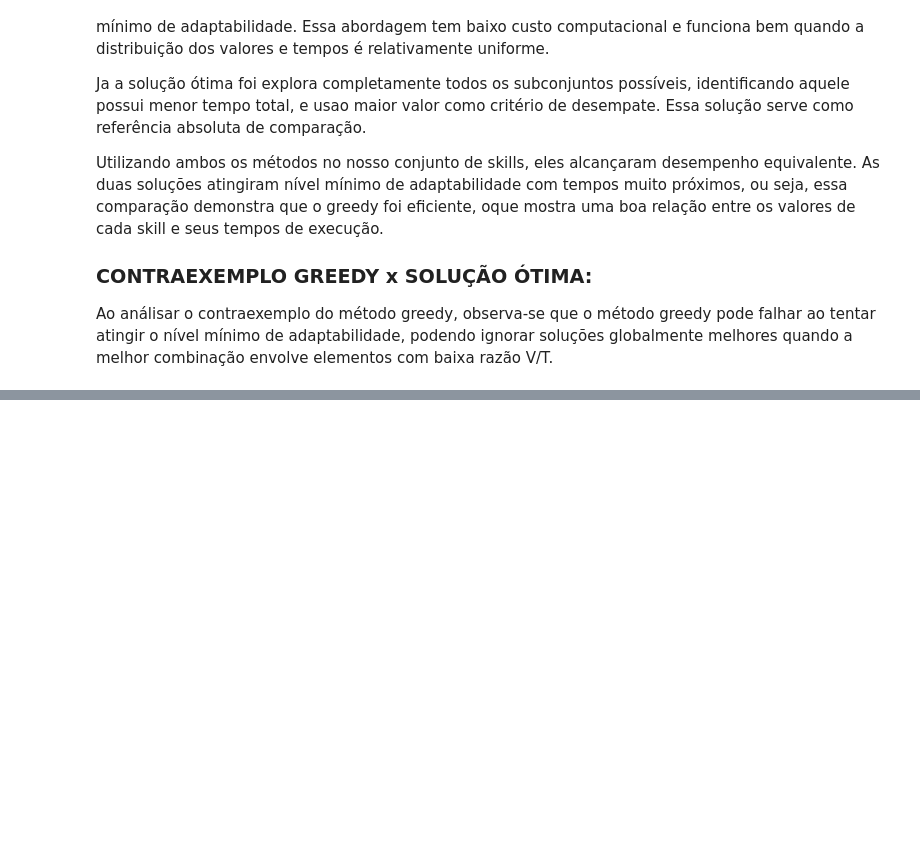
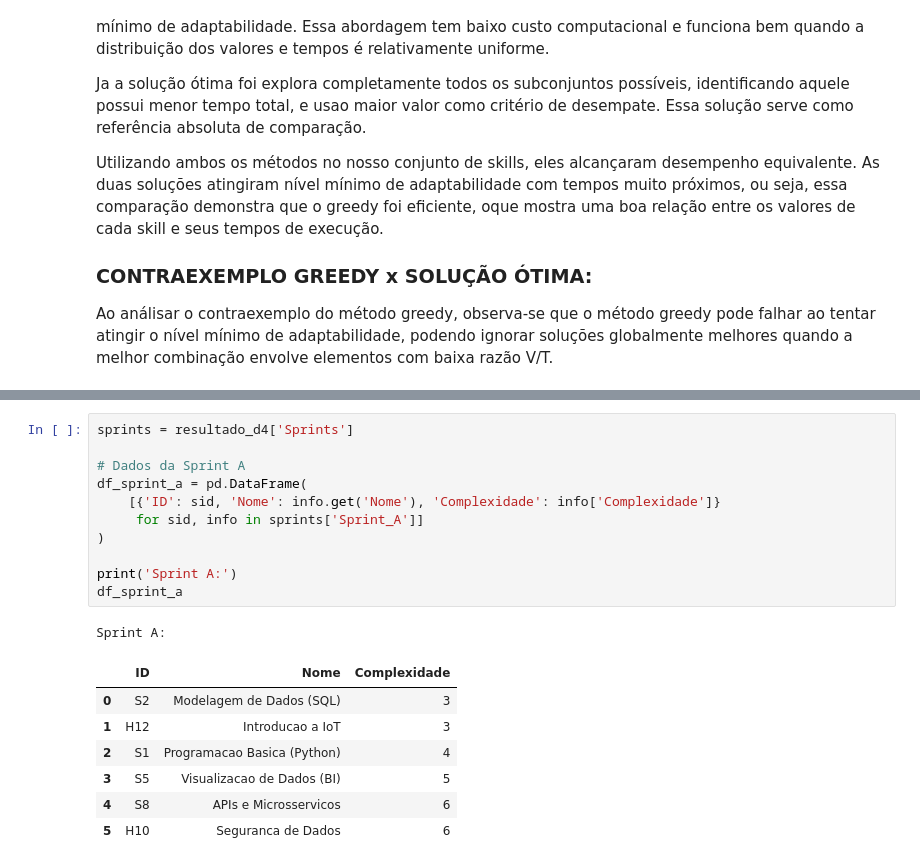
Before and after one commit to yRaffa/GS-2025-2_DynamicProgrramming, a Jupyter notebook: relatorio.ipynb, the cells around one changed output, grey strips where cells are left out. Cells and saved outputs as stored; diff of their text form; blank space fills up the shorter version.

```diff
--- a/relatorio.ipynb
+++ b/relatorio.ipynb
@@ -313,0 +352,20 @@ Ao análisar o contraexemplo do método greedy, observa-se que o método greedy
+# %%
+sprints = resultado_d4['Sprints']
+
+# Dados da Sprint A
+df_sprint_a = pd.DataFrame(
+    [{'ID': sid, 'Nome': info.get('Nome'), 'Complexidade': info['Complexidade']}
+     for sid, info in sprints['Sprint_A']]
+)
+
+print('Sprint A:')
+df_sprint_a
+# %% [output]
+Sprint A:
+|  | ID | Nome | Complexidade |
+| 0 | S2 | Modelagem de Dados (SQL) | 3 |
+| 1 | H12 | Introducao a IoT | 3 |
+| 2 | S1 | Programacao Basica (Python) | 4 |
+| 3 | S5 | Visualizacao de Dados (BI) | 5 |
+| 4 | S8 | APIs e Microsservicos | 6 |
+| 5 | H10 | Seguranca de Dados | 6 |
```
Also changed, not shown: parts of 10 cells of this notebook, 5 other files.
